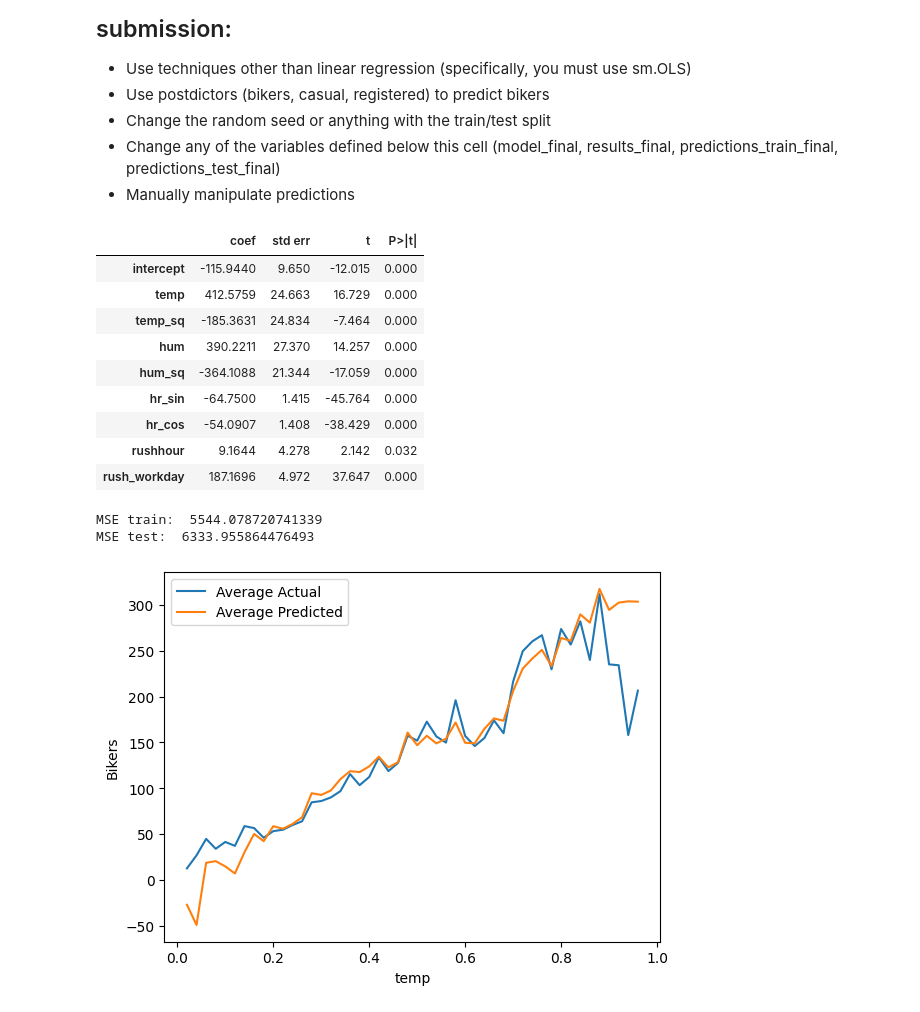
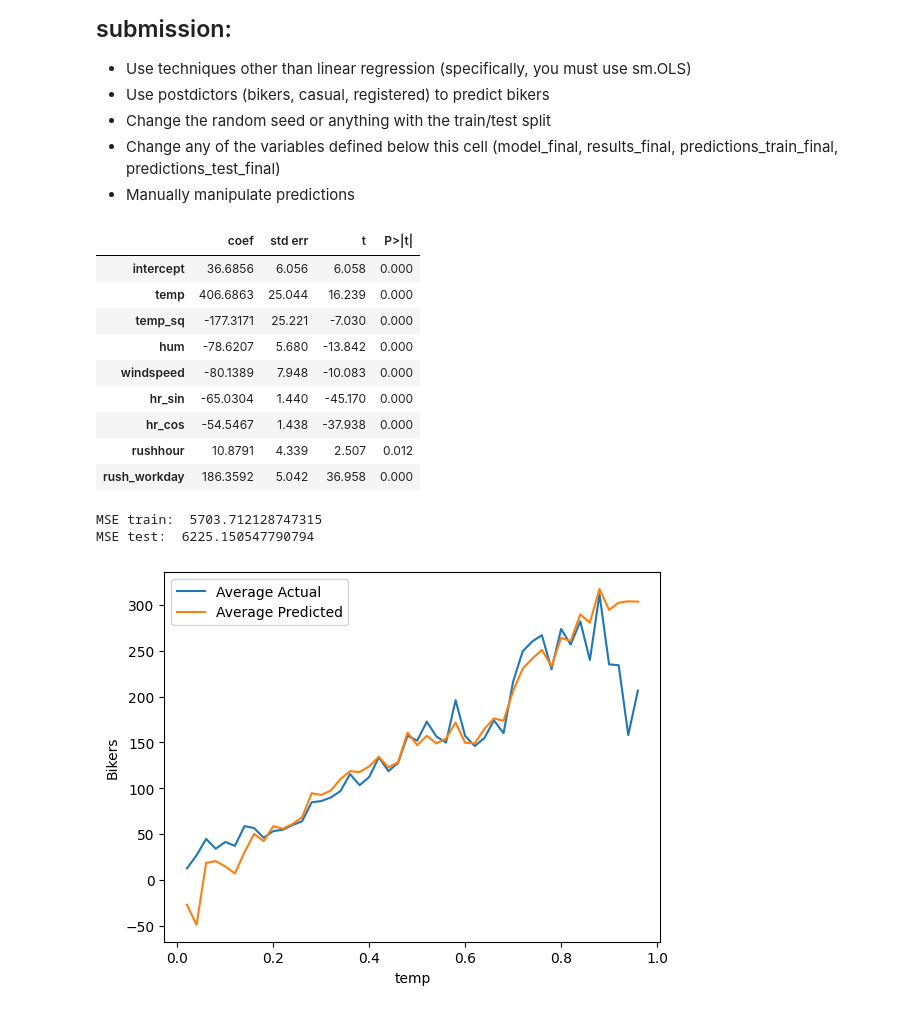
Before and after one commit to sairaya811/code_2600, a Jupyter notebook: mod05_nonlinear.ipynb, the cells around one changed output. Cells and saved outputs as stored; diff of their text form; code cells hidden in the pictures.

```diff
--- a/mod05_nonlinear.ipynb
+++ b/mod05_nonlinear.ipynb
@@ -306,29 +306,27 @@ plot_avg_actual_vs_predicted_by_feature(X=X_train,
 # %%
 X_train['temp_sq'] = X_train['temp'] ** 2
 X_test['temp_sq'] = X_test['temp'] ** 2
-X_train['hum_sq'] = X_train['hum'] ** 2
-X_test['hum_sq'] = X_test['hum'] ** 2
 X_train['rush_workday'] = X_train['rushhour'] * X_train['workingday']
 X_test['rush_workday'] = X_test['rushhour'] * X_test['workingday']
 # %%
 vars_to_include = [
-    'intercept', 'temp', 'temp_sq', 'hum', 'hum_sq',
-    'hr_sin', 'hr_cos', 'rushhour', 'rush_workday'
+    'intercept', 'temp', 'temp_sq', 'hum',
+    'windspeed', 'hr_sin', 'hr_cos', 'rushhour', 'rush_workday'
 ]
 model_final = sm.OLS(y_train, X_train[vars_to_include])
 results_final = model_final.fit()
 summarize(results_final)
 # %% [output]
 |  | coef | std err | t | P>|t| |
-| intercept | -115.9440 | 9.650 | -12.015 | 0.000 |
-| temp | 412.5759 | 24.663 | 16.729 | 0.000 |
-| temp_sq | -185.3631 | 24.834 | -7.464 | 0.000 |
-| hum | 390.2211 | 27.370 | 14.257 | 0.000 |
-| hum_sq | -364.1088 | 21.344 | -17.059 | 0.000 |
-| hr_sin | -64.7500 | 1.415 | -45.764 | 0.000 |
-| hr_cos | -54.0907 | 1.408 | -38.429 | 0.000 |
-| rushhour | 9.1644 | 4.278 | 2.142 | 0.032 |
-| rush_workday | 187.1696 | 4.972 | 37.647 | 0.000 |
+| intercept | 36.6856 | 6.056 | 6.058 | 0.000 |
+| temp | 406.6863 | 25.044 | 16.239 | 0.000 |
+| temp_sq | -177.3171 | 25.221 | -7.030 | 0.000 |
+| hum | -78.6207 | 5.680 | -13.842 | 0.000 |
+| windspeed | -80.1389 | 7.948 | -10.083 | 0.000 |
+| hr_sin | -65.0304 | 1.440 | -45.170 | 0.000 |
+| hr_cos | -54.5467 | 1.438 | -37.938 | 0.000 |
+| rushhour | 10.8791 | 4.339 | 2.507 | 0.012 |
+| rush_workday | 186.3592 | 5.042 | 36.958 | 0.000 |
 # %%
 predictions_train_final = predict(X_train[vars_to_include], results_final)
 print('MSE train: ', mse(y_train, predictions_train_final))
@@ -336,8 +334,8 @@ X_test = X_test.reindex(columns=X_train.columns, fill_value=0)
 predictions_test_final = predict(X_test[vars_to_include], results_final)
 print('MSE test: ', mse(y_test, predictions_test_final))
 # %% [output]
-MSE train:  5544.078720741339
-MSE test:  6333.955864476493
+MSE train:  5703.712128747315
+MSE test:  6225.150547790794
 # %%
 plot_avg_actual_vs_predicted_by_feature(X=X_train,
                                         y=y_train,
```
